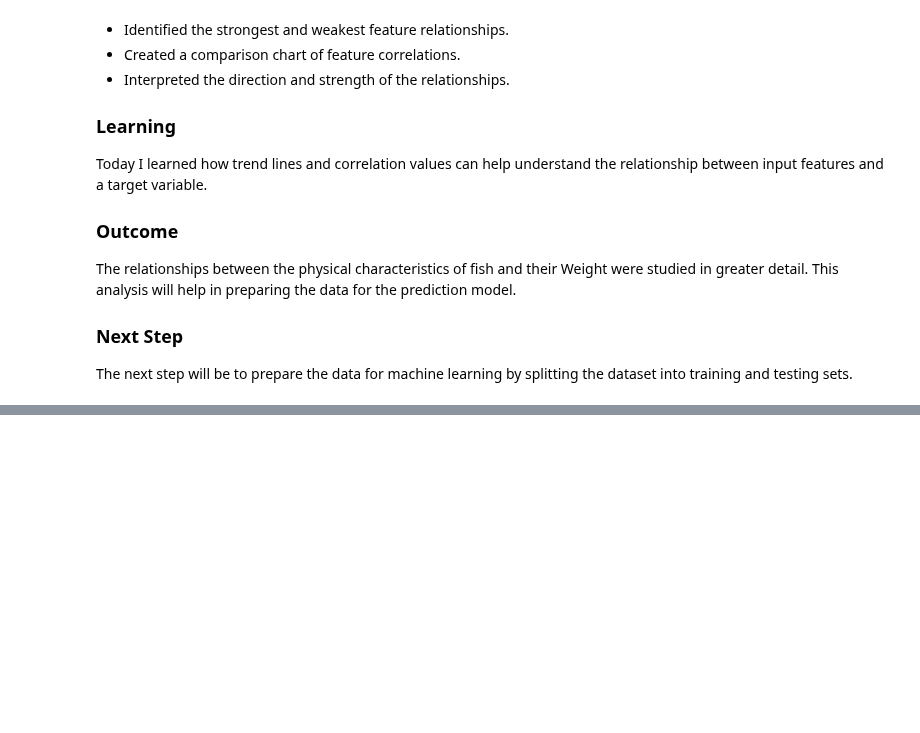
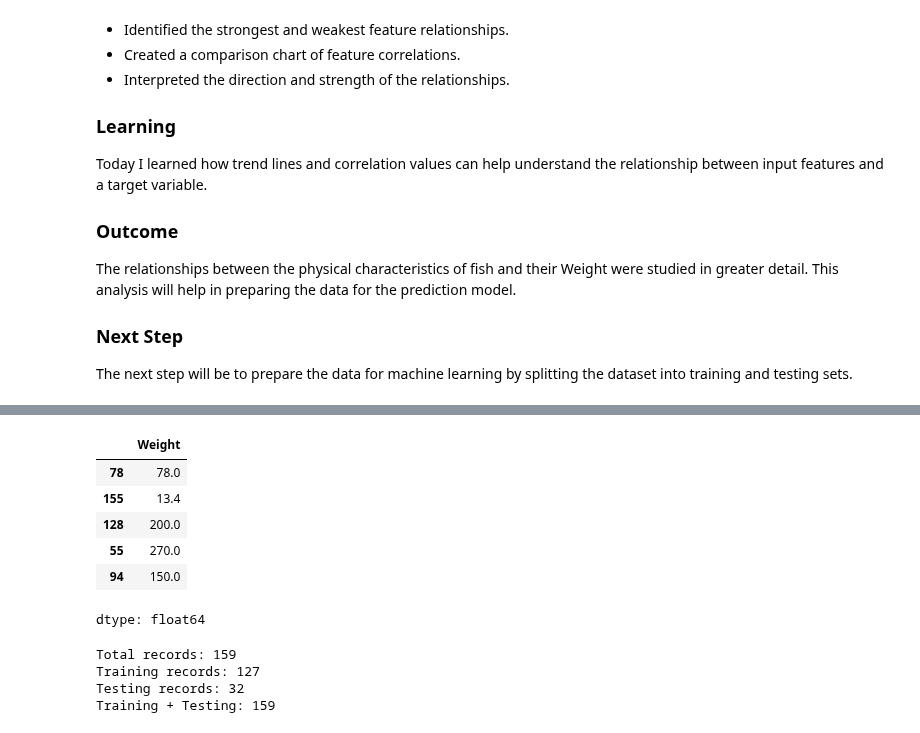
Before and after one commit to abhipsa29-cloud/Fish-Weight-Prediction, a Jupyter notebook: Fish_Weight_Prediction.ipynb, the cells around one changed output, grey strips where cells are left out. Cells and saved outputs as stored; diff of their text form; code cells hidden in the pictures; blank space fills up the shorter version.

```diff
--- a/Fish_Weight_Prediction.ipynb
+++ b/Fish_Weight_Prediction.ipynb
@@ -1513,0 +1609,21 @@ splitting the dataset into training and testing sets.
+# %%
+y_test.head()
+# %% [output]
+|  | Weight |
+| 78 | 78.0 |
+| 155 | 13.4 |
+| 128 | 200.0 |
+| 55 | 270.0 |
+| 94 | 150.0 |
+dtype: float64
+# %%
+print("Total records:", len(df))
+print("Training records:", len(X_train))
+print("Testing records:", len(X_test))
+
+print("Training + Testing:", len(X_train) + len(X_test))
+# %% [output]
+Total records: 159
+Training records: 127
+Testing records: 32
+Training + Testing: 159
```
Also changed, not shown: parts of 17 cells of this notebook.
